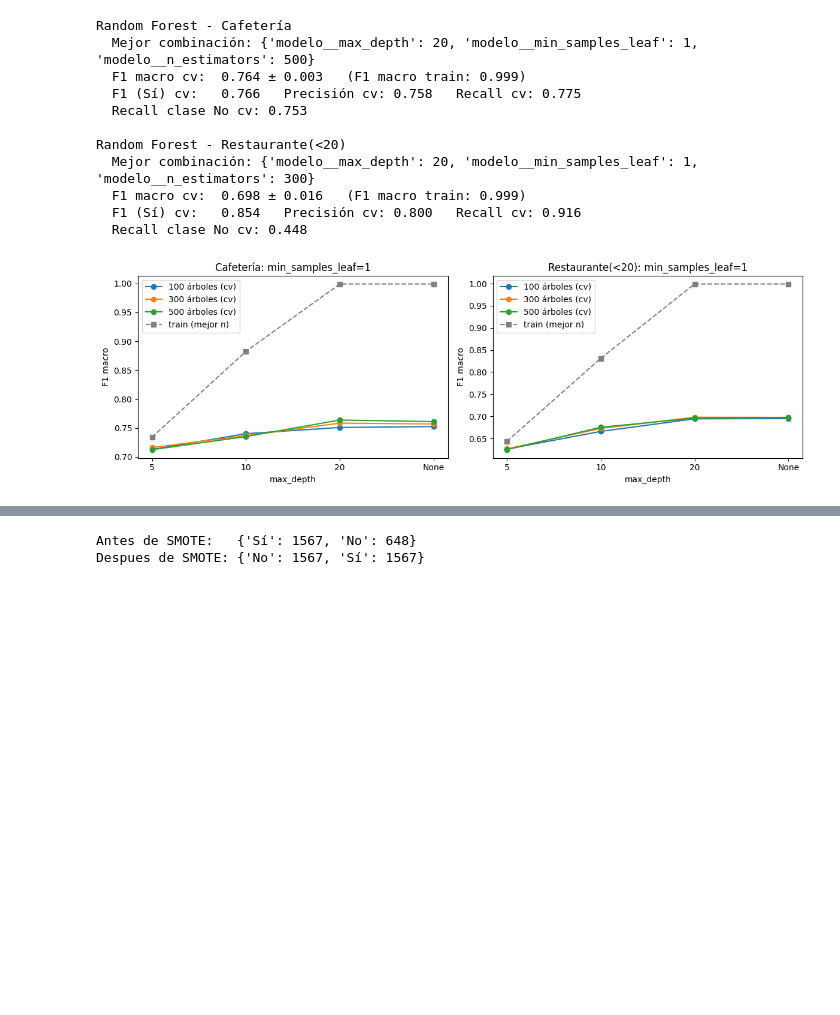
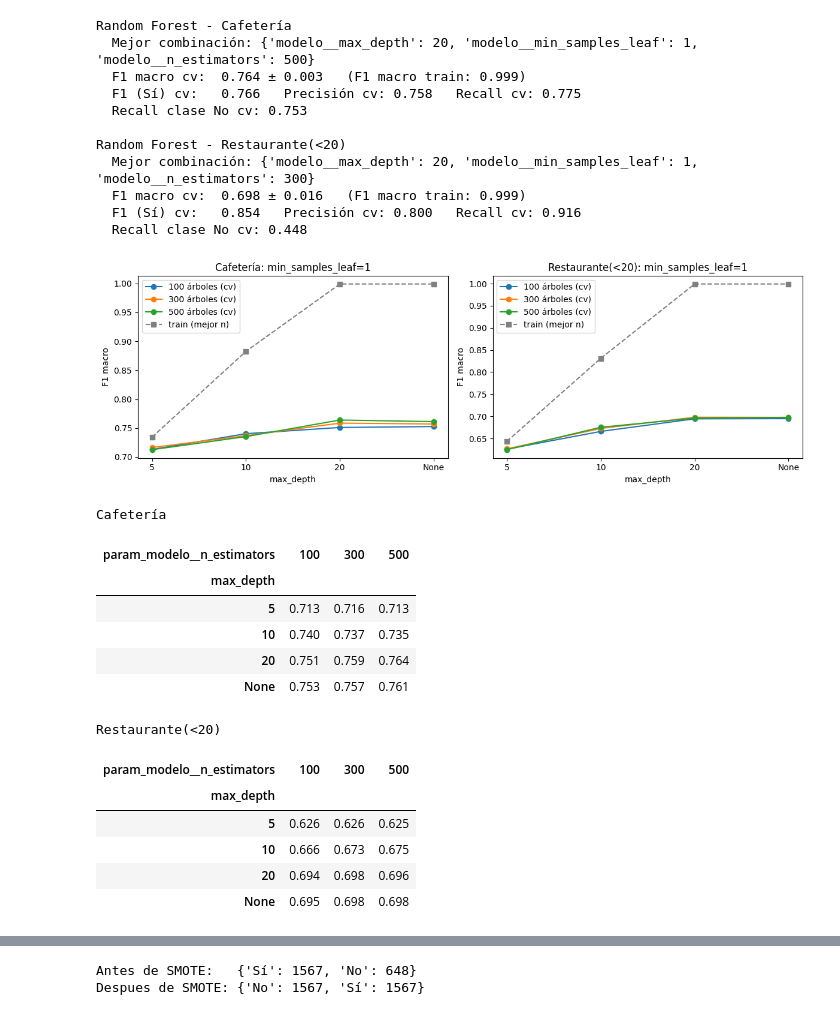
Before and after one commit to jfsaenz/Lab-1-ML, a Jupyter notebook: lab3/Laboratorio3_Clasificacion.ipynb, the cells around one changed output, grey strips where cells are left out. Cells and saved outputs as stored; diff of their text form; code cells hidden in the pictures; blank space fills up the shorter version.

```diff
--- a/lab3/Laboratorio3_Clasificacion.ipynb
+++ b/lab3/Laboratorio3_Clasificacion.ipynb
@@ -726,23 +876,47 @@ Random Forest - Restaurante(<20)
 # %%
 # Efecto de la profundidad y del numero de arboles (con el mejor min_samples_leaf de cada cupon)
 fig, axes = plt.subplots(1, 2, figsize=(12, 4))
 for ax, tipo in zip(axes, TIPOS):
     gs = modelos[tipo]["Random Forest"]
     res = pd.DataFrame(gs.cv_results_)
     res = res[res["param_modelo__min_samples_leaf"] == gs.best_params_["modelo__min_samples_leaf"]].copy()
     res["profundidad"] = res["param_modelo__max_depth"].apply(lambda d: "None" if pd.isna(d) else str(int(d)))
     for n, sub in res.groupby("param_modelo__n_estimators"):
         ax.plot(sub["profundidad"], sub["mean_test_F1_macro"], marker="o", label=f"{n} árboles (cv)")
     sub = res[res["param_modelo__n_estimators"] == gs.best_params_["modelo__n_estimators"]]
     ax.plot(sub["profundidad"], sub["mean_train_F1_macro"], marker="s", linestyle="--", color="gray", label="train (mejor n)")
     ax.set_xlabel("max_depth")
     ax.set_ylabel("F1 macro")
     ax.set_title(f"{tipo}: min_samples_leaf={gs.best_params_['modelo__min_samples_leaf']}")
     ax.legend()
 plt.tight_layout()
 plt.show()
+
+# F1 macro en validacion cruzada por profundidad y numero de arboles (mejor min_samples_leaf)
+for tipo in TIPOS:
+    gs = modelos[tipo]["Random Forest"]
+    res = pd.DataFrame(gs.cv_results_)
+    res = res[res["param_modelo__min_samples_leaf"] == gs.best_params_["modelo__min_samples_leaf"]].copy()
+    res["max_depth"] = res["param_modelo__max_depth"].apply(lambda d: "None" if pd.isna(d) else str(int(d)))
+    print(tipo)
+    display(res.pivot(index="max_depth", columns="param_modelo__n_estimators", values="mean_test_F1_macro")
+            .reindex(["5", "10", "20", "None"]).round(3))
 # %% [output]
 [figure]
+Cafetería
+| param_modelo__n_estimators | 100 | 300 | 500 |
+| max_depth |  |  |  |
+| 5 | 0.713 | 0.716 | 0.713 |
+| 10 | 0.740 | 0.737 | 0.735 |
+| 20 | 0.751 | 0.759 | 0.764 |
+| None | 0.753 | 0.757 | 0.761 |
+Restaurante(<20)
+| param_modelo__n_estimators | 100 | 300 | 500 |
+| max_depth |  |  |  |
+| 5 | 0.626 | 0.626 | 0.625 |
+| 10 | 0.666 | 0.673 | 0.675 |
+| 20 | 0.694 | 0.698 | 0.696 |
+| None | 0.695 | 0.698 | 0.698 |
 # %% [markdown]
 Random Forest es claramente el mejor de los tres algoritmos. En **Cafetería** la mejor combinación fue 500 árboles, profundidad 20 y min_samples_leaf=1, con F1 macro de 0.764 (± 0.003), unos 5 puntos por encima del árbol solo y con una desviación estándar muchísimo más baja. En **Restaurante(<20)** ganó 300 árboles, profundidad 20 y min_samples_leaf=1, con F1 macro de 0.698 (± 0.016).
 
```
Also changed, not shown: parts of 21 cells of this notebook, 3 other files.
